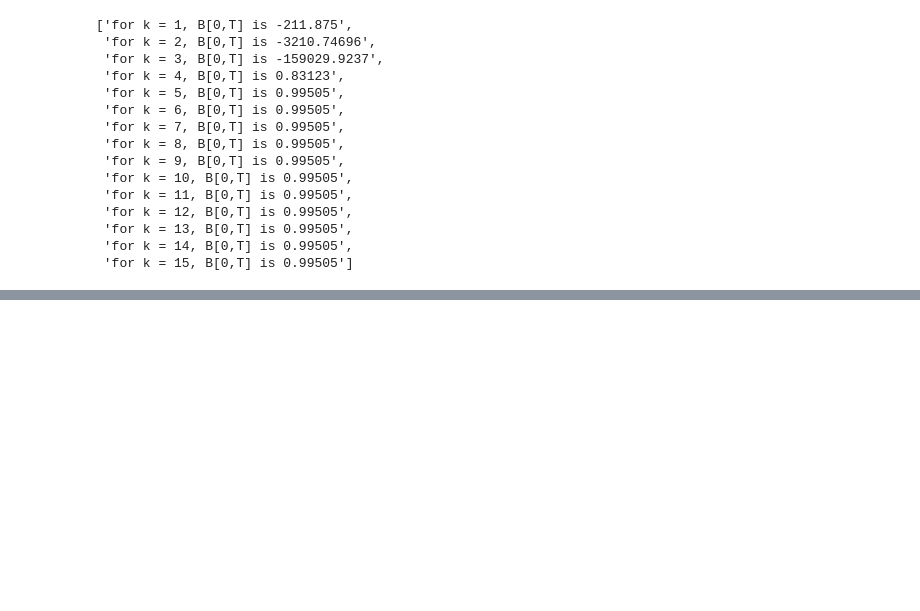
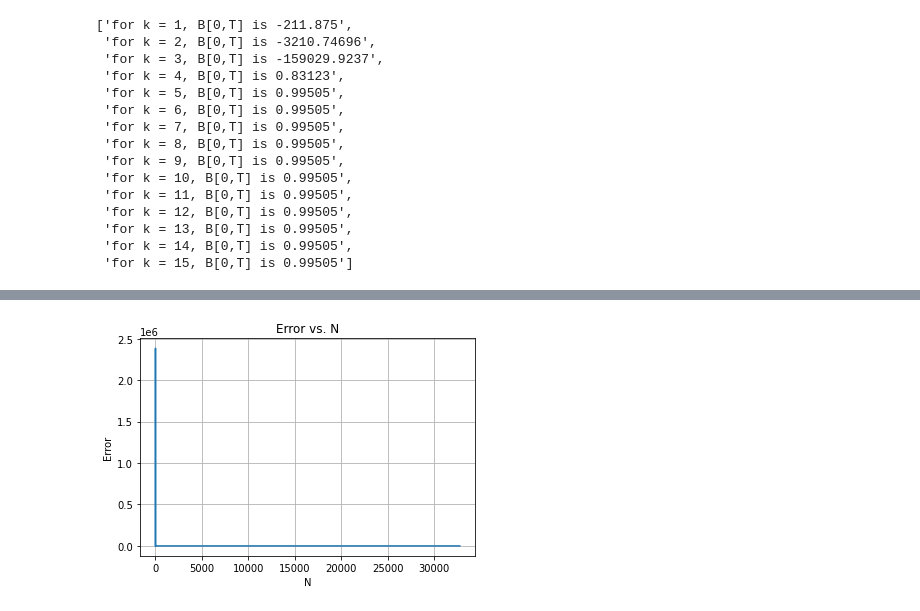
Before and after one commit to sethkelley2/Math-623-Computational-Finance, a Jupyter notebook: Math623_Homework2.ipynb, the cells around one changed output, grey strips where cells are left out. Cells and saved outputs as stored; diff of their text form; code cells hidden in the pictures; blank space fills up the shorter version.

```diff
--- a/Math623_Homework2.ipynb
+++ b/Math623_Homework2.ipynb
@@ -383,0 +391,6 @@ NameError: name 'e' is not defined
+# %%
+ax3 = sns.lineplot([2**i for i in range(1,16)],np.sqrt((Akval-A_zero)**2 + (Bkval-B_zero)**2))
+ax3.set(xlabel = 'N', ylabel = 'Error',title = "Error vs. N")
+ax3.grid()
+# %% [output]
+[figure, added]
```
Also changed, not shown: parts of 5 cells of this notebook.
